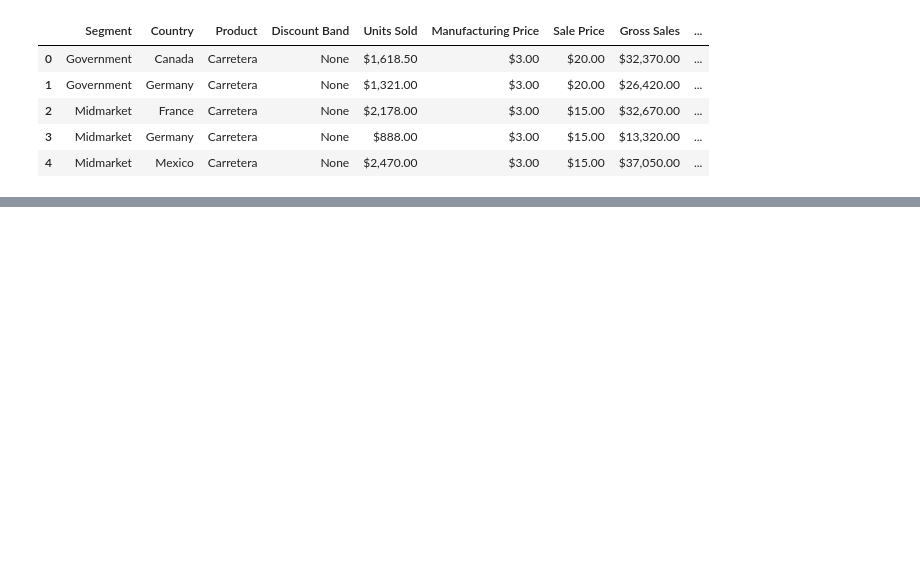
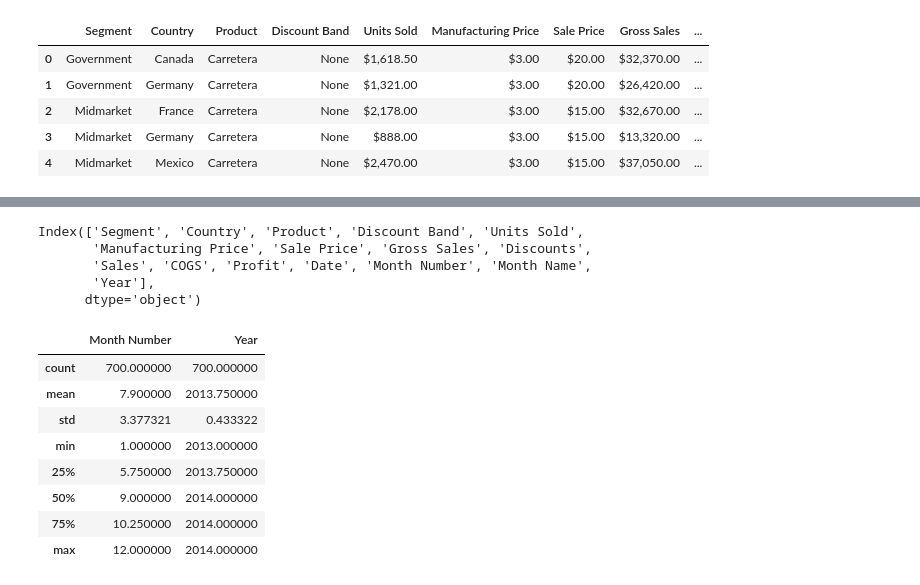
Before and after one commit to phchauanhh/PythonProgramming, a Jupyter notebook: assignments/assignment2/Assignment2.ipynb, the cells around one changed output, grey strips where cells are left out. Drawn from its saved outputs; the diff is of its cells as text; code cells hidden in the pictures; blank space fills up the shorter version.

```diff
--- a/assignments/assignment2/Assignment2.ipynb
+++ b/assignments/assignment2/Assignment2.ipynb
@@ -28,0 +66,21 @@ display(df.head())
+# %%
+df.columns = df.columns.str.strip()
+print(df.columns)
+# %% [output]
+Index(['Segment', 'Country', 'Product', 'Discount Band', 'Units Sold',
+       'Manufacturing Price', 'Sale Price', 'Gross Sales', 'Discounts',
+       'Sales', 'COGS', 'Profit', 'Date', 'Month Number', 'Month Name',
+       'Year'],
+      dtype='object')
+# %%
+display(df.describe())
+# %% [output]
+|  | Month Number | Year |
+| count | 700.000000 | 700.000000 |
+| mean | 7.900000 | 2013.750000 |
+| std | 3.377321 | 0.433322 |
+| min | 1.000000 | 2013.000000 |
+| 25% | 5.750000 | 2013.750000 |
+| 50% | 9.000000 | 2014.000000 |
+| 75% | 10.250000 | 2014.000000 |
+| max | 12.000000 | 2014.000000 |
```
Also changed, not shown: parts of 12 cells of this notebook, 1 other file.
